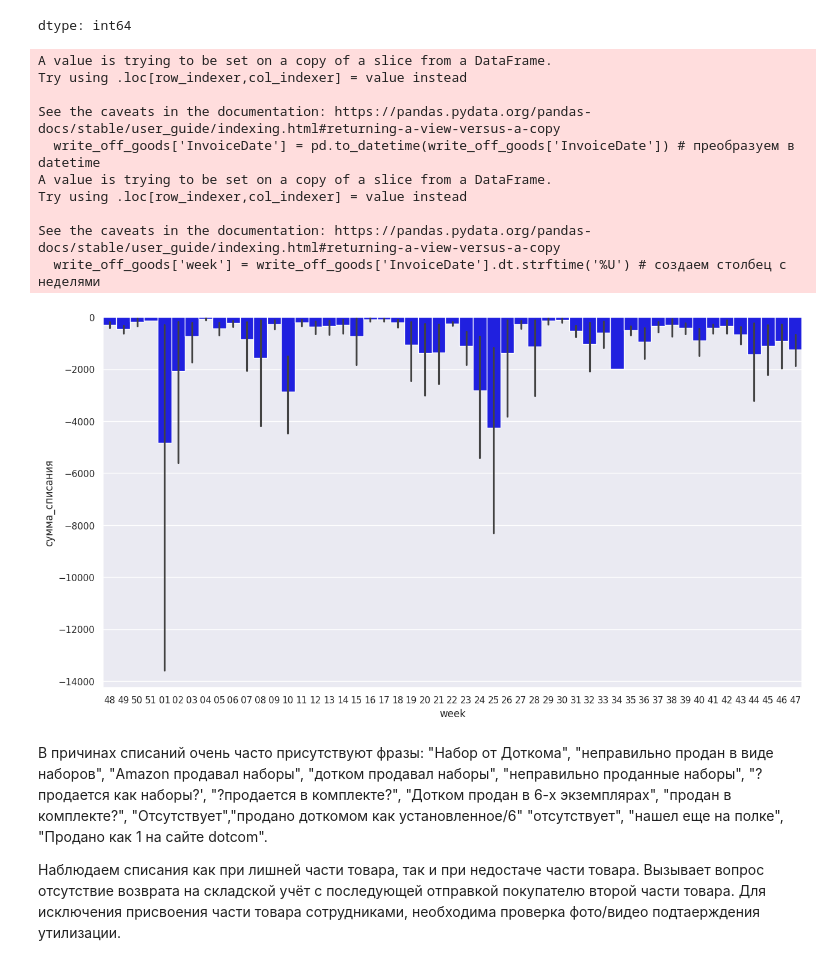
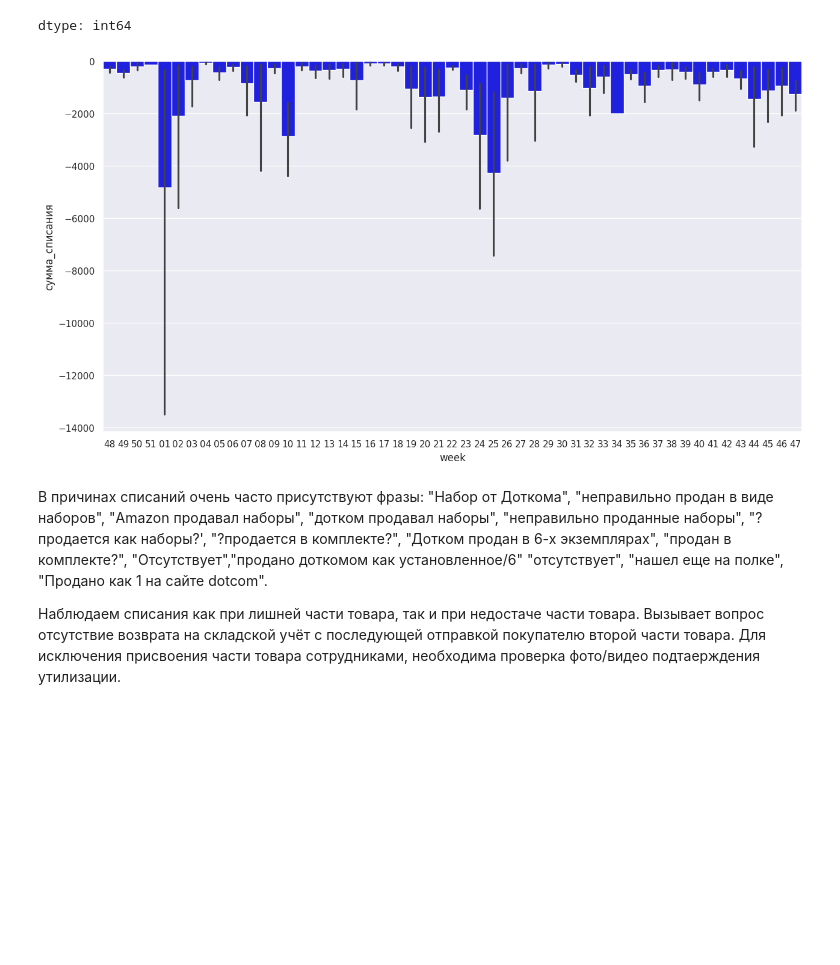
Before and after one commit to MaximNetolog/-, a Jupyter notebook: Диплом_Полетаев_МВ.ipynb, the cells around one changed output. Drawn from its saved outputs; the diff is of its cells as text; code cells hidden in the pictures; blank space fills up the shorter version.

```diff
--- a/Диплом_Полетаев_МВ.ipynb
+++ b/Диплом_Полетаев_МВ.ipynb
@@ -773,7 +773,7 @@ df_filter_codes
 # %% [markdown]
 ## В списаниях цена товара = 0. Таким образом, общая сумма списания не может учитываться в расходах. Заменим нулевые значения цены_за_единицу товара на соответствующее ему медианное значение, чтобы увидеть скрытые суммы потерь.
 # %%
-write_off_goods['UnitPrice'] = write_off_goods['StockCode'].map(df_filter_codes_mean) # заменим нулевые значения из write_off_goods по индексу код_товара
-write_off_goods['сумма_списания'] = write_off_goods['Quantity'] * write_off_goods['UnitPrice'] # восстановим столбец с суммами
+write_off_goods.loc[:, 'UnitPrice'] = write_off_goods['StockCode'].map(df_filter_codes_mean) # заменим нулевые значения из write_off_goods по индексу код_товара
+write_off_goods.loc[:, 'сумма_списания'] = write_off_goods['Quantity'] * write_off_goods['UnitPrice'] # восстановим столбец с суммами
 write_off_goods.head()
 # %% [output]
@@ -935,23 +925,15 @@ description_21135
 dtype: int64
 # %%
 # Построим диаграмму распределения суммы списаний по неделям
-write_off_goods['InvoiceDate'] = pd.to_datetime(write_off_goods['InvoiceDate']) # преобразуем в datetime
-write_off_goods['week'] = write_off_goods['InvoiceDate'].dt.strftime('%U') # создаем столбец с неделями
+# write_off_goods['InvoiceDate'] = pd.to_datetime(write_off_goods['InvoiceDate']) # преобразуем в datetime
+write_off_goods.loc[:, 'InvoiceDate'] = pd.to_datetime(write_off_goods['InvoiceDate']) # преобразуем в datetime
+write_off_goods.loc[:, 'week'] = write_off_goods['InvoiceDate'].dt.strftime('%U') # создаем столбец с неделями
+# write_off_goods['week'] = write_off_goods['InvoiceDate'].dt.strftime('%U') # создаем столбец с неделями
 sns.set(rc = {'figure.figsize':(15,8)})
 sns.barplot(x = 'week', y = 'сумма_списания', data = write_off_goods, width=1, color = 'blue')
 plt.show()
 # %% [output]
-A value is trying to be set on a copy of a slice from a DataFrame.
-Try using .loc[row_indexer,col_indexer] = value instead
-
-See the caveats in the documentation: https://pandas.pydata.org/pandas-docs/stable/user_guide/indexing.html#returning-a-view-versus-a-copy
-  write_off_goods['InvoiceDate'] = pd.to_datetime(write_off_goods['InvoiceDate']) # преобразуем в datetime
-A value is trying to be set on a copy of a slice from a DataFrame.
-Try using .loc[row_indexer,col_indexer] = value instead
-
-See the caveats in the documentation: https://pandas.pydata.org/pandas-docs/stable/user_guide/indexing.html#returning-a-view-versus-a-copy
-  write_off_goods['week'] = write_off_goods['InvoiceDate'].dt.strftime('%U') # создаем столбец с неделями
-[figure, old version]
+[figure, new version]
 # %% [markdown]
 В причинах списаний очень часто присутствуют фразы: "Набор от Доткома", "неправильно продан в виде наборов", "Amazon продавал наборы", "дотком продавал наборы", "неправильно проданные наборы", "? продается как наборы?', "?продается в комплекте?", "Дотком продан в 6-х экземплярах", "продан в комплекте?", "Отсутствует","продано доткомом как установленное/6" "отсутствует", "нашел еще на полке", "Продано как 1 на сайте dotcom".
 
```
Also changed, not shown: parts of 3 cells of this notebook.
